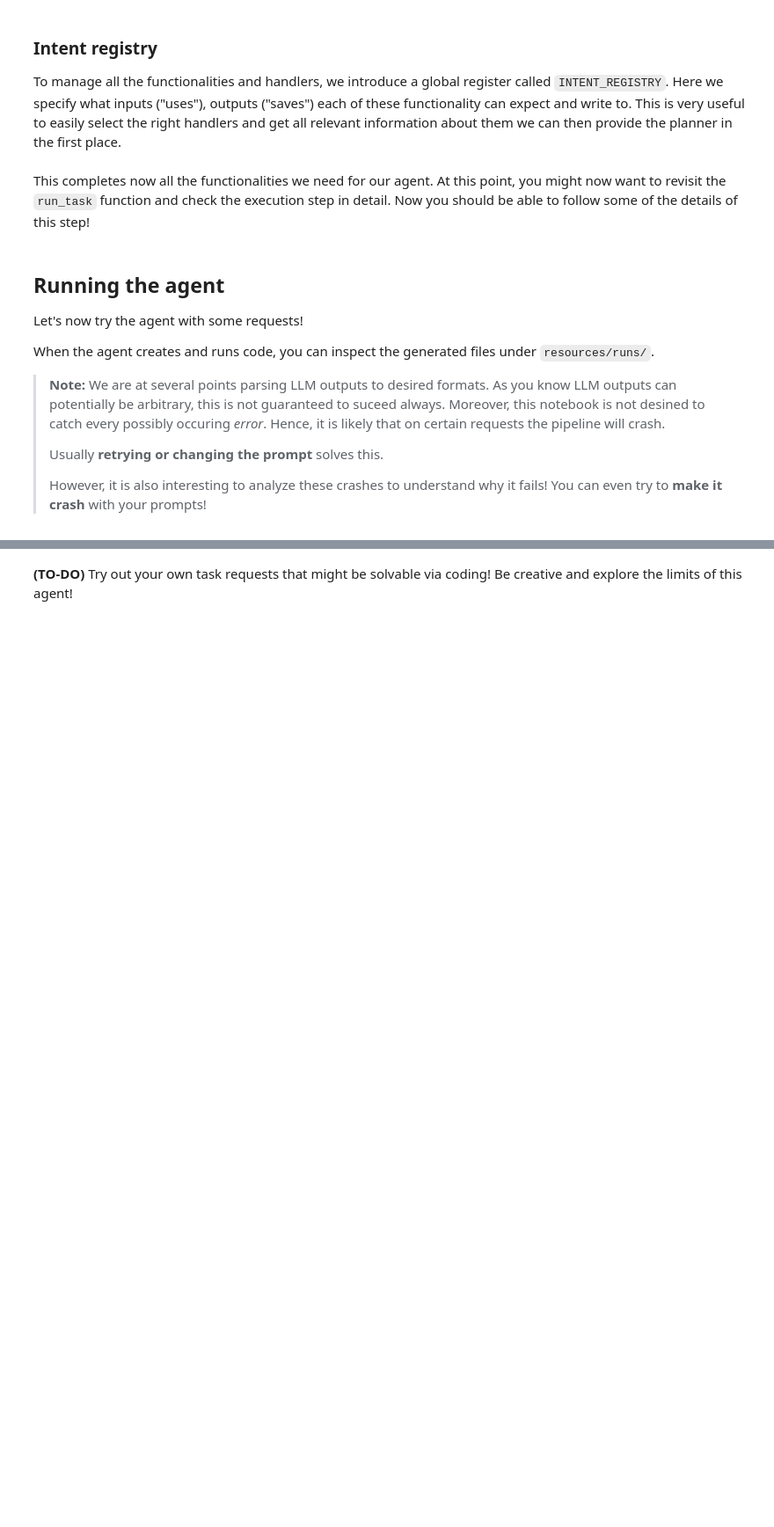
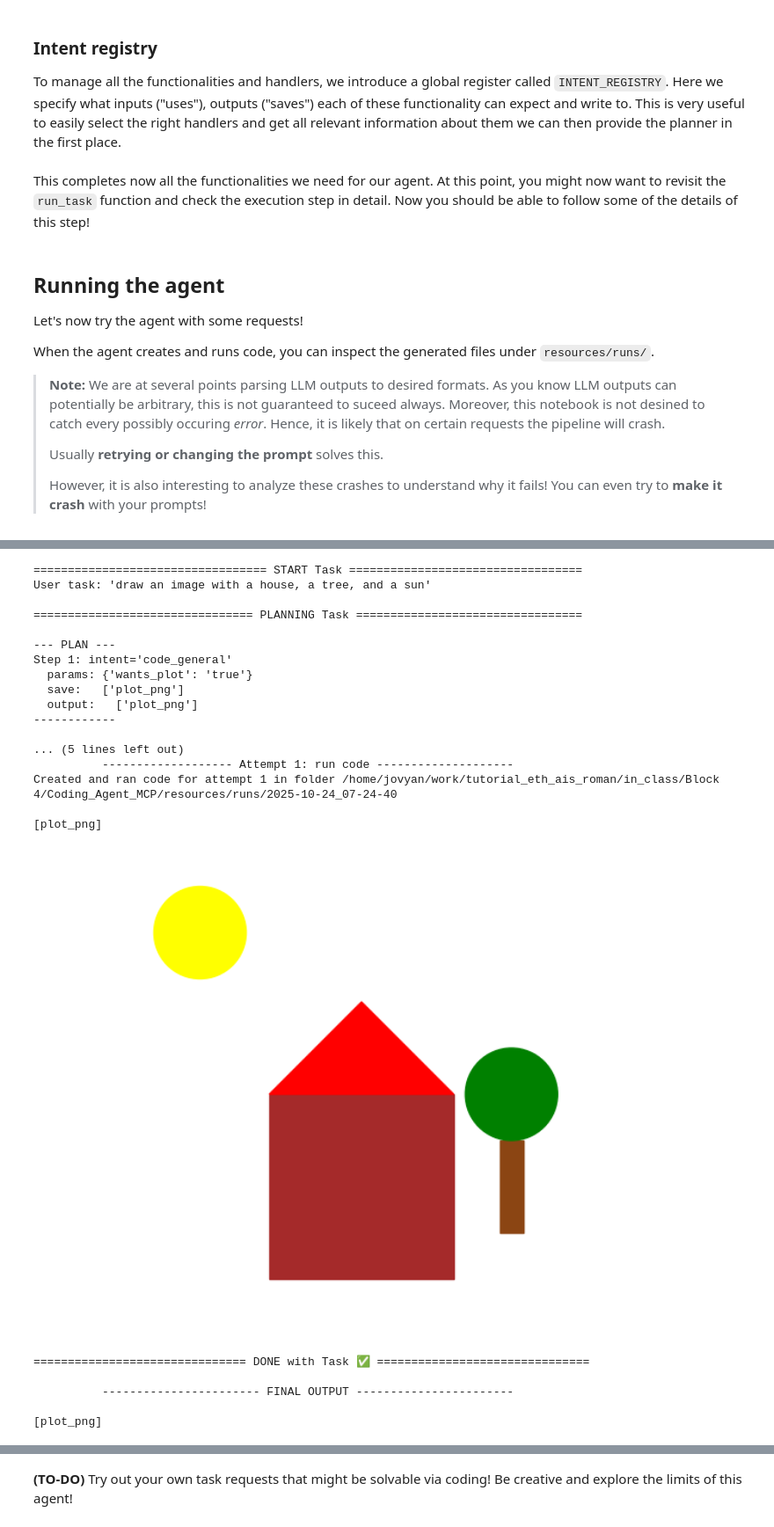
Before and after one commit to raliaskarov/tutorial_eth_ais_roman, a Jupyter notebook: in_class/Block 4/Coding_Agent_MCP/agent.ipynb, the cells around one changed output, grey strips where cells are left out. Shown: that part at 88% size. Cells and saved outputs as stored; diff of their text form; code cells hidden in the pictures; blank space fills up the shorter version.

Commit message:
in class Block 4 started - coding agent

```diff
--- a/in_class/Block 4/Coding_Agent_MCP/agent.ipynb
+++ b/in_class/Block 4/Coding_Agent_MCP/agent.ipynb
@@ -772,5 +967,30 @@ await run_task(user_task)
 # %%
 # 1.5) Ideas for further alternative tasks the agent might be able to solve
 user_task = "plot the Mandelbrot set"
 user_task = "visualize all swiss train stations on a map. make their size according to their average passenger number per year"
 user_task = "draw an image with a house, a tree, and a sun"
+await run_task(user_task)
+# %% [output]
+================================== START Task ==================================
+User task: 'draw an image with a house, a tree, and a sun'
+
+================================ PLANNING Task =================================
+
+--- PLAN ---
+Step 1: intent='code_general'
+  params: {'wants_plot': 'true'}
+  save:   ['plot_png']
+  output:   ['plot_png']
+------------
+
+... (5 lines left out)
+          ------------------- Attempt 1: run code --------------------
+Created and ran code for attempt 1 in folder /home/jovyan/work/tutorial_eth_ais_roman/in_class/Block 4/Coding_Agent_MCP/resources/runs/2025-10-24_07-24-40
+
+[plot_png]
+[figure, added]
+=============================== DONE with Task ✅ ===============================
+
+          ----------------------- FINAL OUTPUT -----------------------
+
+[plot_png]
```
Also changed, not shown: parts of 24 cells of this notebook, 48 other files.
